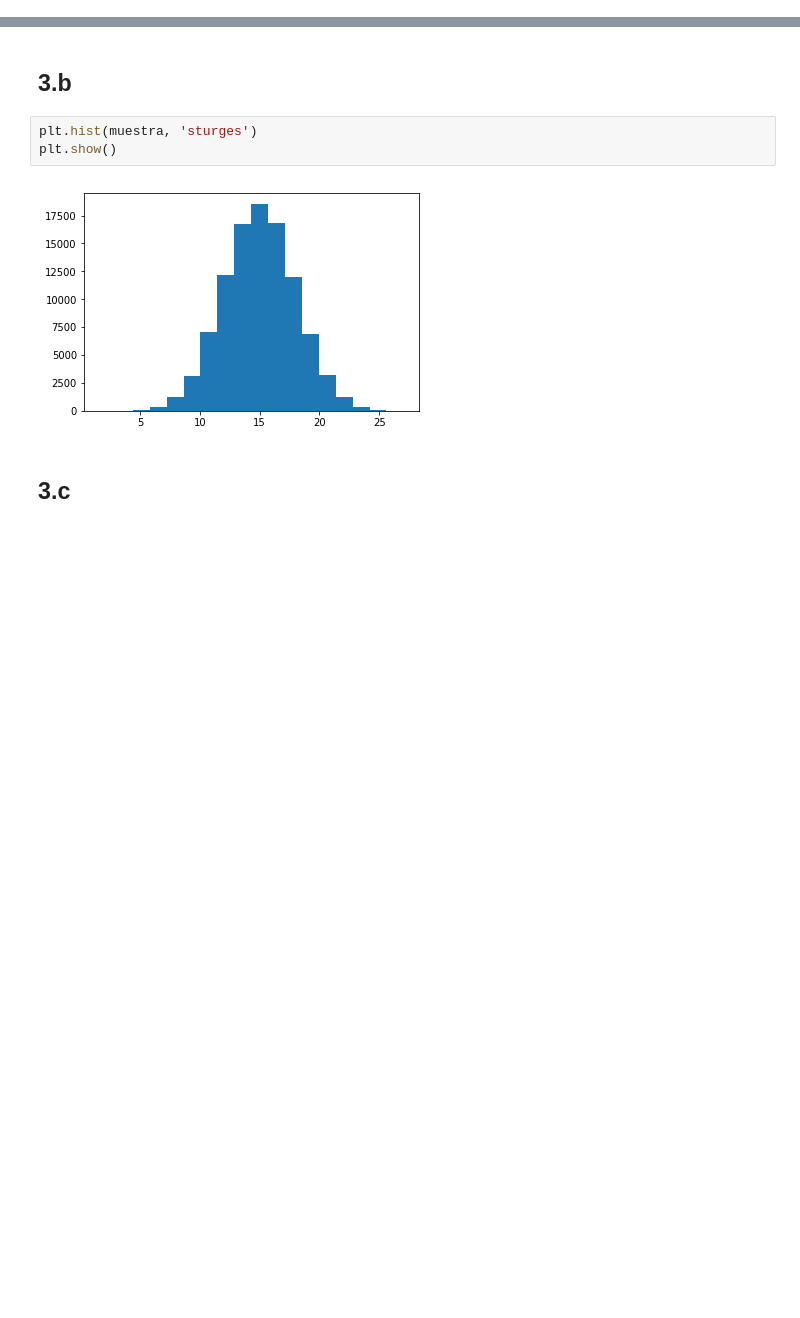
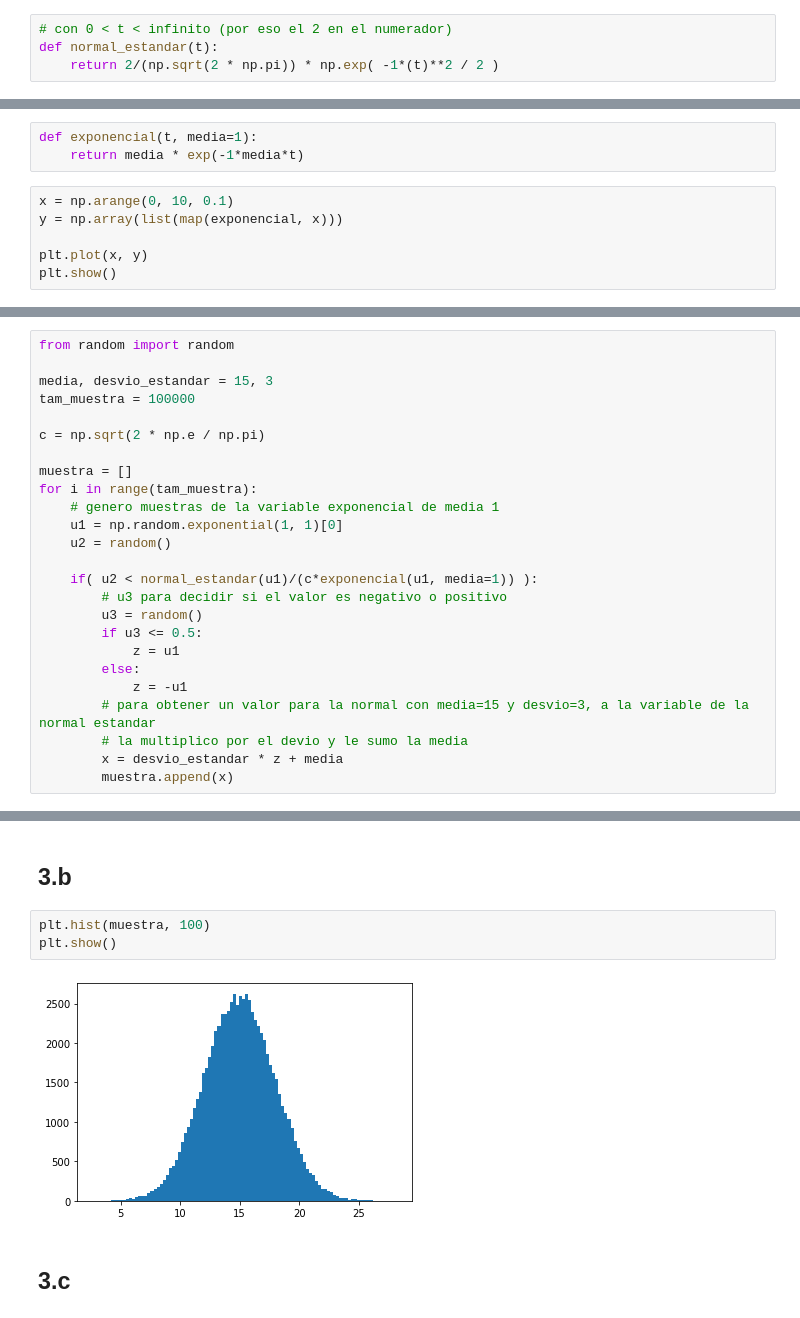
Before and after one commit to martinBosch/simu-grupo5, a Jupyter notebook: tp1.ipynb, the cells around one changed output, grey strips where cells are left out. Cells and saved outputs as stored; diff of their text form; blank space fills up the shorter version.

```diff
--- a/tp1.ipynb
+++ b/tp1.ipynb
@@ -149,0 +155,4 @@ muestra = np.random.normal(media, desvio_standar, tamanio_muestra)
+# %%
+# con 0 < t < infinito (por eso el 2 en el numerador)
+def normal_estandar(t):
+    return 2/(np.sqrt(2 * np.pi)) * np.exp( -1*(t)**2 / 2 )
@@ -149,0 +167,9 @@ muestra = np.random.normal(media, desvio_standar, tamanio_muestra)
+# %%
+def exponencial(t, media=1):
+    return media * exp(-1*media*t)
+# %%
+x = np.arange(0, 10, 0.1)
+y = np.array(list(map(exponencial, x)))
+
+plt.plot(x, y)
+plt.show()
@@ -149,0 +191,25 @@ muestra = np.random.normal(media, desvio_standar, tamanio_muestra)
+# %%
+from random import random
+
+media, desvio_estandar = 15, 3
+tam_muestra = 100000
+
+c = np.sqrt(2 * np.e / np.pi)
+
+muestra = []
+for i in range(tam_muestra):
+    # genero muestras de la variable exponencial de media 1
+    u1 = np.random.exponential(1, 1)[0]
+    u2 = random()
+
+    if( u2 < normal_estandar(u1)/(c*exponencial(u1, media=1)) ):
+        # u3 para decidir si el valor es negativo o positivo
+        u3 = random()
+        if u3 <= 0.5:
+            z = u1
+        else:
+            z = -u1
+        # para obtener un valor para la normal con media=15 y desvio=3, a la variable de la normal estandar
+        # la multiplico por el devio y le sumo la media
+        x = desvio_estandar * z + media
+        muestra.append(x)
@@ -150,9 +218,9 @@ muestra = np.random.normal(media, desvio_standar, tamanio_muestra)
 # %% [markdown]
 ## 3.b
 # %%
-plt.hist(muestra, 'sturges')
+plt.hist(muestra, 100)
 plt.show()
 # %% [output]
-[figure, old version]
+[figure, new version]
 # %% [markdown]
 ## 3.c
```
Also changed, not shown: parts of 37 cells of this notebook.
